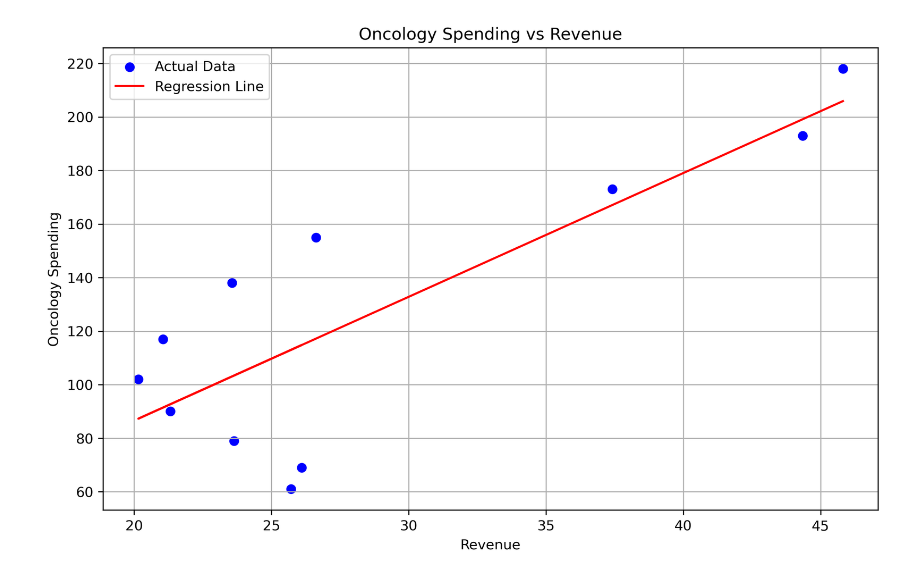
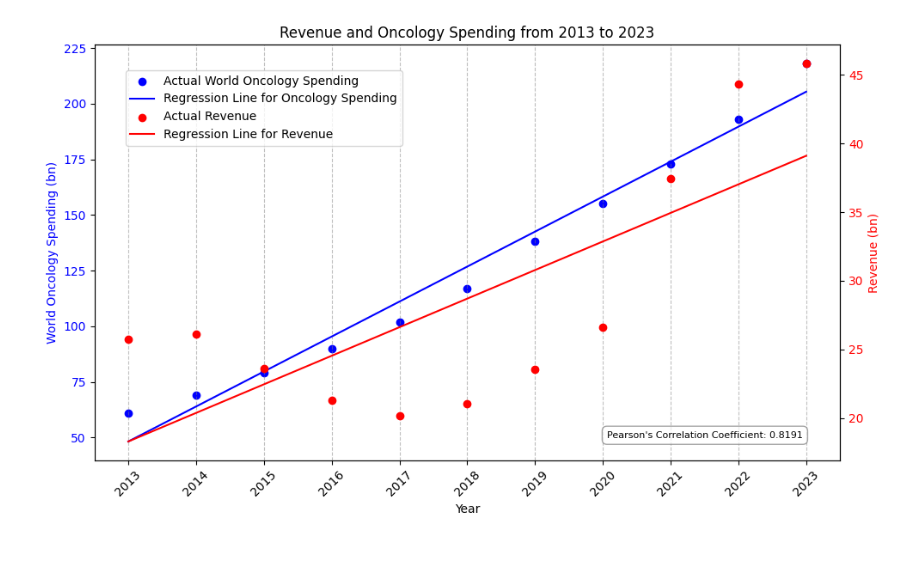
Before and after one commit to marrucci/Management, a Jupyter notebook: Management regression line.ipynb, the cells around one changed output. Cells and saved outputs as stored; diff of their text form; code cells hidden in the pictures; blank space fills up the shorter version.

```diff
--- a/Management regression line.ipynb
+++ b/Management regression line.ipynb
@@ -1,36 +1,84 @@
 # %%
 import pandas as pd
 import matplotlib.pyplot as plt
 import numpy as np
 from sklearn.linear_model import LinearRegression
+from scipy.stats import pearsonr  # Importing pearsonr for correlation calculation
 
 # Load the CSV file
 file_path = 'DATI_csv.csv'  # Replace with your actual file path
 data = pd.read_csv(file_path, delimiter=';')
 
 # Rename columns for clarity
 data.rename(columns={'Unnamed: 0': 'Year'}, inplace=True)
 
 # Extract the variables for regression
-X = data['Revenue'].values.reshape(-1, 1)
-y = data['Oncology_Spending'].values
+X = data['Years'].values.reshape(-1, 1)  # Use 'Years' as the independent variable
+y_revenue = data['Revenue'].values
+y_oncology_spending = data['Oncology_Spending'].values
 
-# Fit a linear regression model
-model = LinearRegression()
-model.fit(X, y)
+# Fit a linear regression model for both revenue and oncology spending
+model_revenue = LinearRegression()
+model_revenue.fit(X, y_revenue)
 
-# Predict values for the regression line
-y_pred = model.predict(X)
+model_oncology = LinearRegression()
+model_oncology.fit(X, y_oncology_spending)
 
-# Plot the data points and the regression line
-plt.figure(figsize=(10, 6), dpi=300)
-plt.scatter(data['Revenue'], data['Oncology_Spending'], color='blue', label='Actual Data')
-plt.plot(data['Revenue'], y_pred, color='red', label='Regression Line')
-plt.title('Oncology Spending vs Revenue')
-plt.xlabel('Revenue')
-plt.ylabel('Oncology Spending')
-plt.legend()
-plt.grid()
+# Predict values for both revenue and oncology spending
+y_pred_revenue = model_revenue.predict(X)
+y_pred_oncology = model_oncology.predict(X)
+
+# Calculate Pearson's correlation coefficient
+correlation_coefficient, _ = pearsonr(y_oncology_spending, y_revenue)
+
+# Create a figure and axis objects
+fig, ax1 = plt.subplots(figsize=(10, 6), dpi=100)
+
+# Scatter plot for actual Oncology Spending (left y-axis)
+ax1.scatter(data['Years'], data['Oncology_Spending'], color='blue', label='Actual World Oncology Spending')
+ax1.plot(data['Years'], y_pred_oncology, color='blue', label='Regression Line for Oncology Spending')
+
+# Set labels for the left y-axis
+ax1.set_xlabel('Year')
+ax1.set_ylabel('World Oncology Spending (bn)', color='blue')
+ax1.tick_params(axis='y', labelcolor='blue')
+
+# Create a second y-axis for Revenue
+ax2 = ax1.twinx()
+ax2.scatter(data['Years'], data['Revenue'], color='red', label='Actual Revenue')
+ax2.plot(data['Years'], y_pred_revenue, color='red', label='Regression Line for Revenue')
+
+# Set labels for the right y-axis
+ax2.set_ylabel('Revenue (bn)', color='red')
+ax2.tick_params(axis='y', labelcolor='red')
+
+# Add title
+plt.title('Revenue and Oncology Spending from 2013 to 2023')
+
+# Add grid lines for each year
+ax1.grid(True, which='both', axis='x', linestyle='--', color='gray', alpha=0.5)  # grid for x-axis
+ax1.set_xticks(data['Years'])  # Ensure grid lines are for each year
+ax1.set_xticklabels(data['Years'], rotation=45)
+
+# Add the Pearson correlation coefficient to the bottom-right corner with smaller font
+ax1.text(0.95, 0.05, f"Pearson's Correlation Coefficient: {correlation_coefficient:.4f}",
+         transform=ax1.transAxes, fontsize=8, verticalalignment='bottom', horizontalalignment='right',
+         bbox=dict(facecolor='white', alpha=0.7, edgecolor='gray', boxstyle='round,pad=0.5'))
+
+# Show the legend
+fig.tight_layout()
+fig.legend(loc='upper left', bbox_to_anchor=(0.1, 0.9))
+
+# Show the plot
 plt.show()
+
+# Define the path to save the plot on your desktop
+save_path = '/Users/TommasoMarrucci/Desktop/revenue_oncology_plot.png'
+
+# Save the plot
+fig.savefig(save_path)
+
+# Confirm the path to the saved image
+print(f"Plot saved at: {save_path}")
 # %% [output]
-[figure, old version]
+[figure, new version]
```
Also changed, not shown: parts of 10 cells of this notebook.
